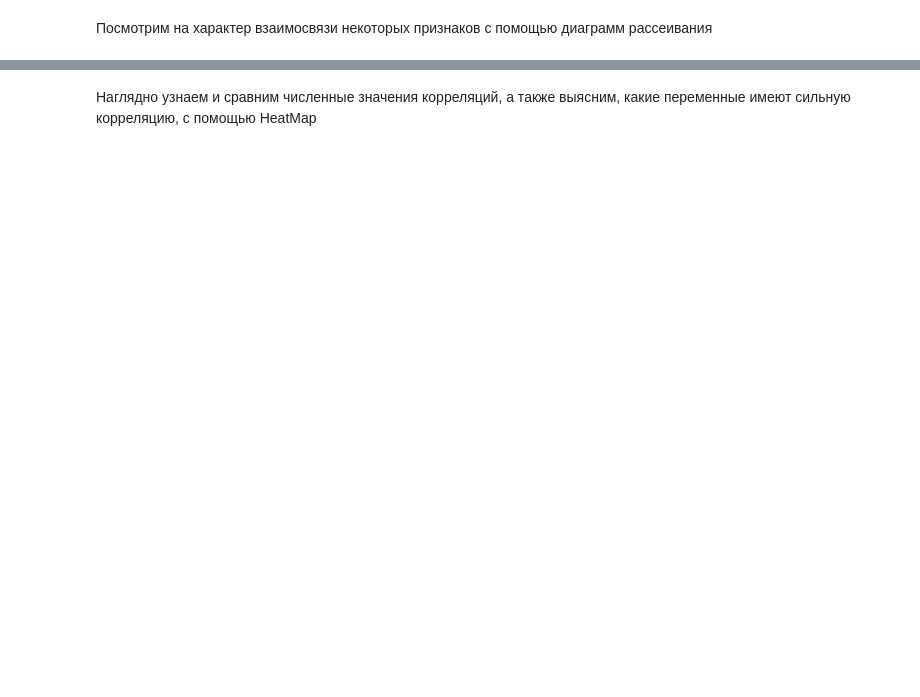
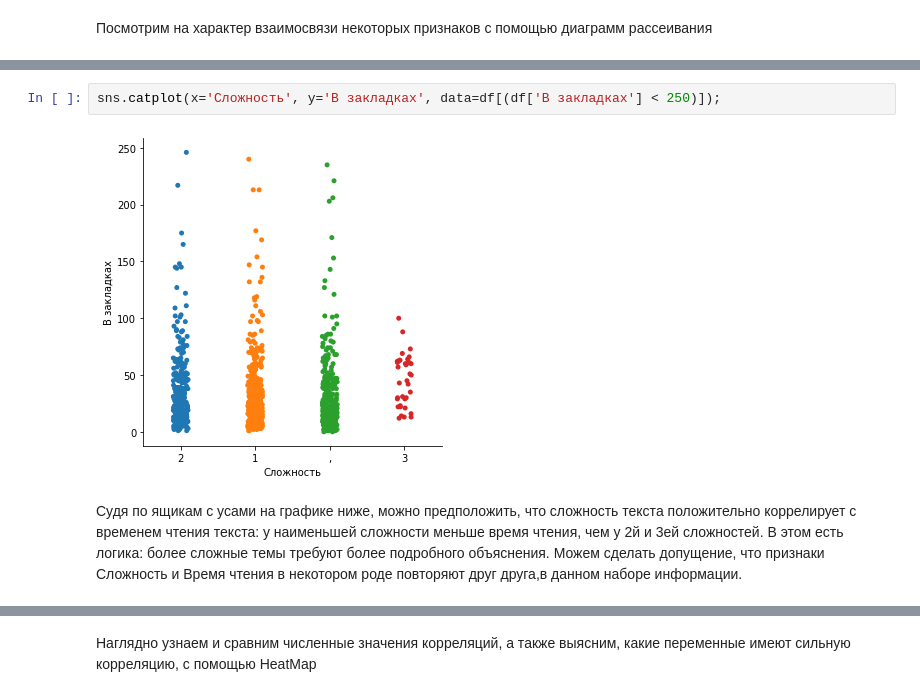
Before and after one commit to IrinaKhrisanfova/genii_pythona, a Jupyter notebook: EDA_vis.ipynb, the cells around one changed output, grey strips where cells are left out. Saved outputs shown, nothing was run; the diff lists cells and outputs as text; blank space fills up the shorter version.

```diff
--- a/EDA_vis.ipynb
+++ b/EDA_vis.ipynb
@@ -204,0 +191,6 @@ dtype: object
+# %%
+sns.catplot(x='Сложность', y='В закладках', data=df[(df['В закладках'] < 250)]);
+# %% [output]
+[figure, added]
+# %% [markdown]
+Судя по ящикам с усами на графике ниже, можно предположить, что сложность текста положительно коррелирует с временем чтения текста: у наименьшей сложности меньше время чтения, чем у 2й и 3ей сложностей. В этом есть логика: более сложные темы требуют более подробного объяснения. Можем сделать допущение, что признаки Сложность и Время чтения в некотором роде повторяют друг друга,в данном наборе информации.
```
Also changed, not shown: parts of 30 cells of this notebook.
